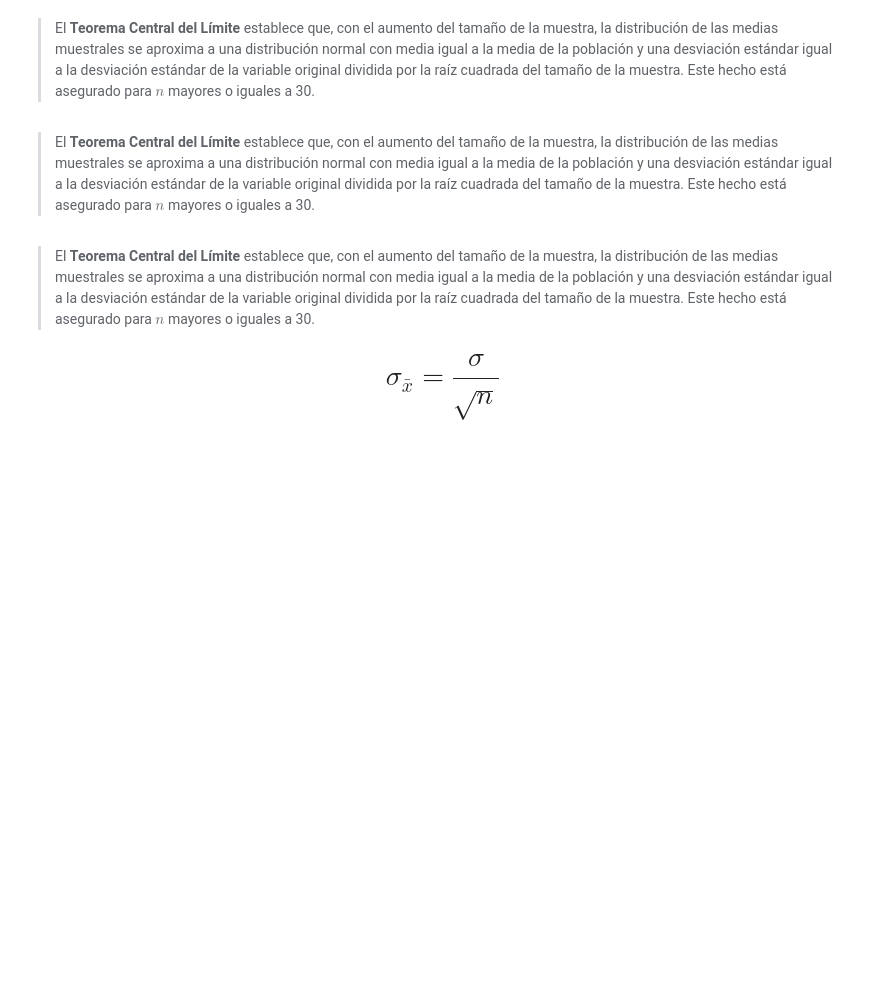
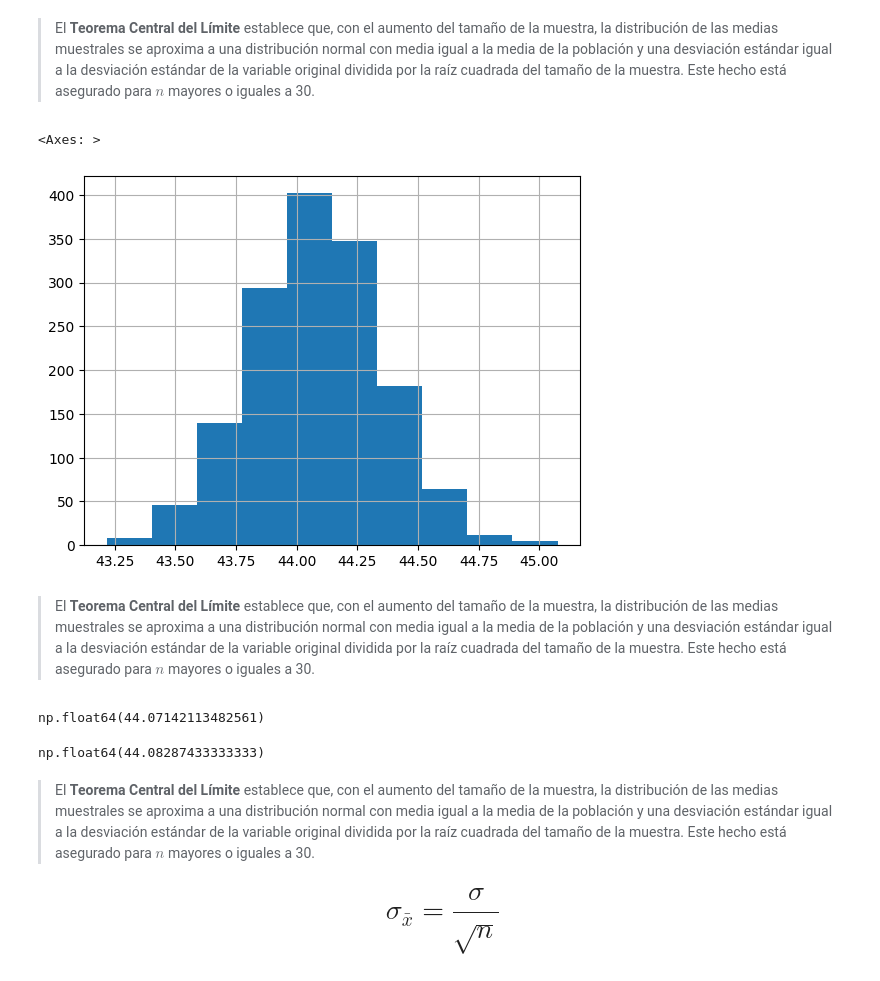
Before and after one commit to clopezv/Challenger_TelecomX, a Jupyter notebook: Inicial.ipynb, the cells around one changed output. Drawn from its saved outputs; the diff is of its cells as text; code cells hidden in the pictures; blank space fills up the shorter version.

```diff
--- a/Inicial.ipynb
+++ b/Inicial.ipynb
@@ -747,0 +756,3 @@ Es una de las principales formas de extraer una muestra de una población. El re
+# %%
+muestra = datos.sample(n = 1000, random_state = 101)
+muestra.shape[0]
@@ -783,3 +816,9 @@ Es la forma de hacer suposiciones generalizadas sobre los parámetros de una pob
 La desviación estándar de las medias muestrales se conoce como **error estándar de la media**
 # %% [markdown]
 ### Entendiendo el Teorema Central del Límite
+# %%
+n = 2000
+total_de_muestras = 1500
+total_de_muestras
+total = datos.Edad.count()
+total
@@ -785,0 +832,10 @@ La desviación estándar de las medias muestrales se conoce como **error estánd
+# %%
+lista_de_muestras = []
+for i in range(total_de_muestras):
+    muestra = datos.Edad.sample(n, replace=True).reset_index(drop=True)
+    lista_de_muestras.append(muestra)
+
+
+muestras = pd.concat(lista_de_muestras, axis=1)
+muestras.columns = [f"Muestra_{i}" for i in range(total_de_muestras)]
+muestras
@@ -786,7 +873,20 @@ La desviación estándar de las medias muestrales se conoce como **error estánd
 # %% [markdown]
 > El **Teorema Central del Límite** establece que, con el aumento del tamaño de la muestra, la distribución de las medias muestrales se aproxima a una distribución normal con media igual a la media de la población y una desviación estándar igual a la desviación estándar de la variable original dividida por la raíz cuadrada del tamaño de la muestra. Este hecho está asegurado para $n$ mayores o iguales a 30.
+# %%
+muestras.mean().hist()
+# %% [output]
+<Axes: >
+[figure, added]
 # %% [markdown]
 > El **Teorema Central del Límite** establece que, con el aumento del tamaño de la muestra, la distribución de las medias muestrales se aproxima a una distribución normal con media igual a la media de la población y una desviación estándar igual a la desviación estándar de la variable original dividida por la raíz cuadrada del tamaño de la muestra. Este hecho está asegurado para $n$ mayores o iguales a 30.
+# %%
+datos.Edad.mean()
+# %% [output]
+np.float64(44.07142113482561)
+# %%
+muestras.mean().mean()
+# %% [output]
+np.float64(44.08287433333333)
 # %% [markdown]
 > El **Teorema Central del Límite** establece que, con el aumento del tamaño de la muestra, la distribución de las medias muestrales se aproxima a una distribución normal con media igual a la media de la población y una desviación estándar igual a la desviación estándar de la variable original dividida por la raíz cuadrada del tamaño de la muestra. Este hecho está asegurado para $n$ mayores o iguales a 30.
 
```
Also changed, not shown: parts of 81 cells of this notebook.
